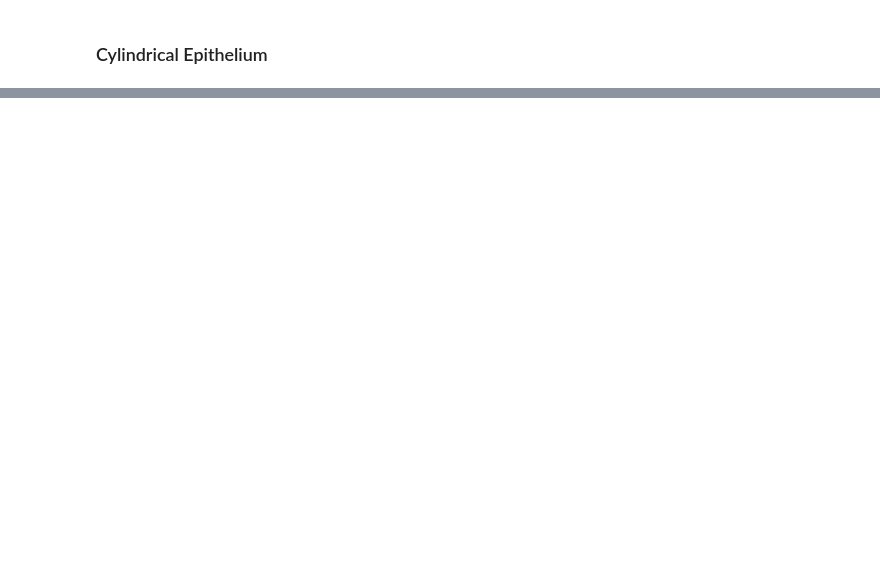
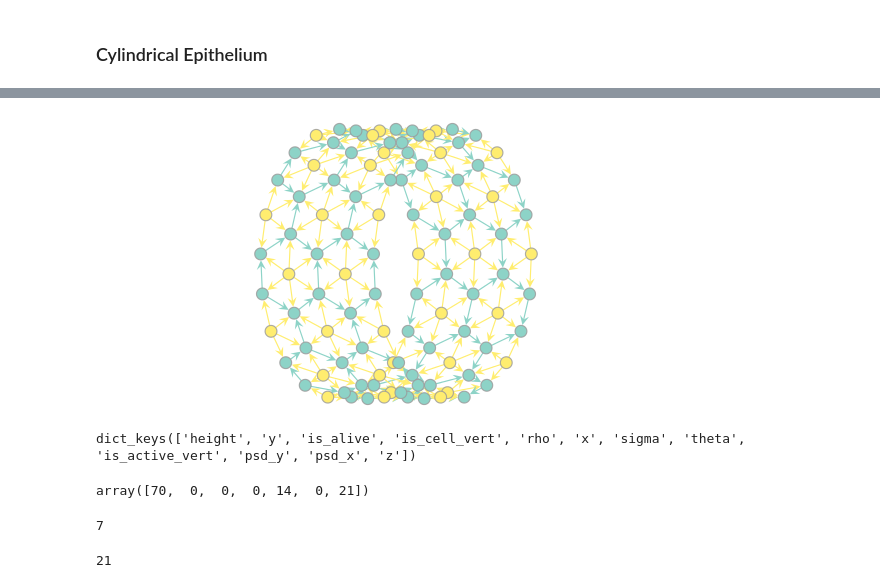
Before and after one commit to glyg/leg-joint, a Jupyter notebook: notebooks/Generation.ipynb, the cells around one changed output, grey strips where cells are left out. Cells and saved outputs as stored; diff of their text form; code cells hidden in the pictures; blank space fills up the shorter version.

```diff
--- a/notebooks/Generation.ipynb
+++ b/notebooks/Generation.ipynb
@@ -151,0 +149,21 @@ Name: is_junction_edge, Length: 1464, dtype: uint8
+# %%
+
+z_angle = np.pi/5
+d_theta = 0
+
+
+graph.vp['psd_x'] = graph.vp['x'].copy()
+graph.vp['psd_y'] = graph.vp['y'].copy()
+pseudo_x = graph.vp['psd_x']
+pseudo_y = graph.vp['psd_y']
+graph.vp['rho'].a = np.hypot(graph.vp['x'].a,
+                             graph.vp['y'].a)
+
+
+pseudo_x.a = graph.vp['z'].a * np.cos(z_angle) - graph.vp['rho'].a * np.sin(
+        graph.vp['theta'].a + d_theta) * np.sin(z_angle)
+pseudo_y.a = graph.vp['rho'].a * np.cos(graph.vp['theta'].a + d_theta)
+
+draw(graph, ['psd_x', 'psd_y'])
+# %% [output]
+[figure, added]
@@ -151,0 +179,16 @@ Name: is_junction_edge, Length: 1464, dtype: uint8
+# %%
+graph.vp.keys()
+# %% [output]
+dict_keys(['height', 'y', 'is_alive', 'is_cell_vert', 'rho', 'x', 'sigma', 'theta', 'is_active_vert', 'psd_y', 'psd_x', 'z'])
+# %%
+degrees
+# %% [output]
+array([70,  0,  0,  0, 14,  0, 21])
+# %%
+n_circum
+# %% [output]
+7
+# %%
+(n_length - 2) * n_circum
+# %% [output]
+21
```
Also changed, not shown: parts of 34 cells of this notebook, 3 other files.
